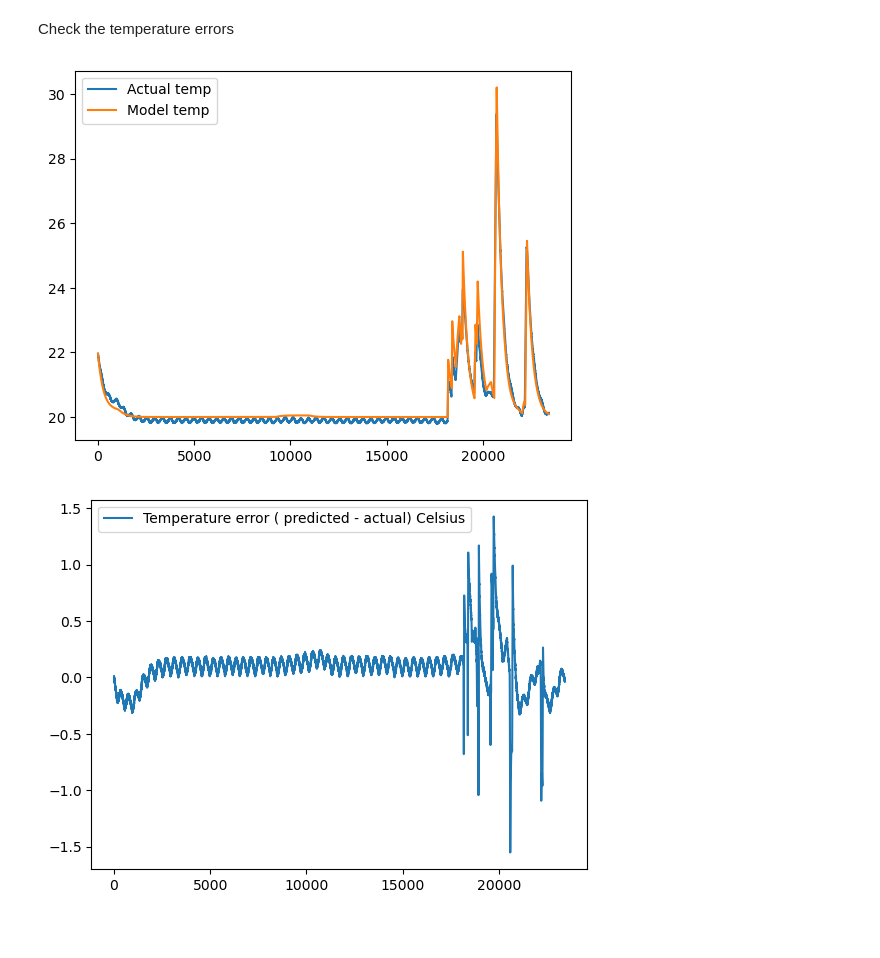
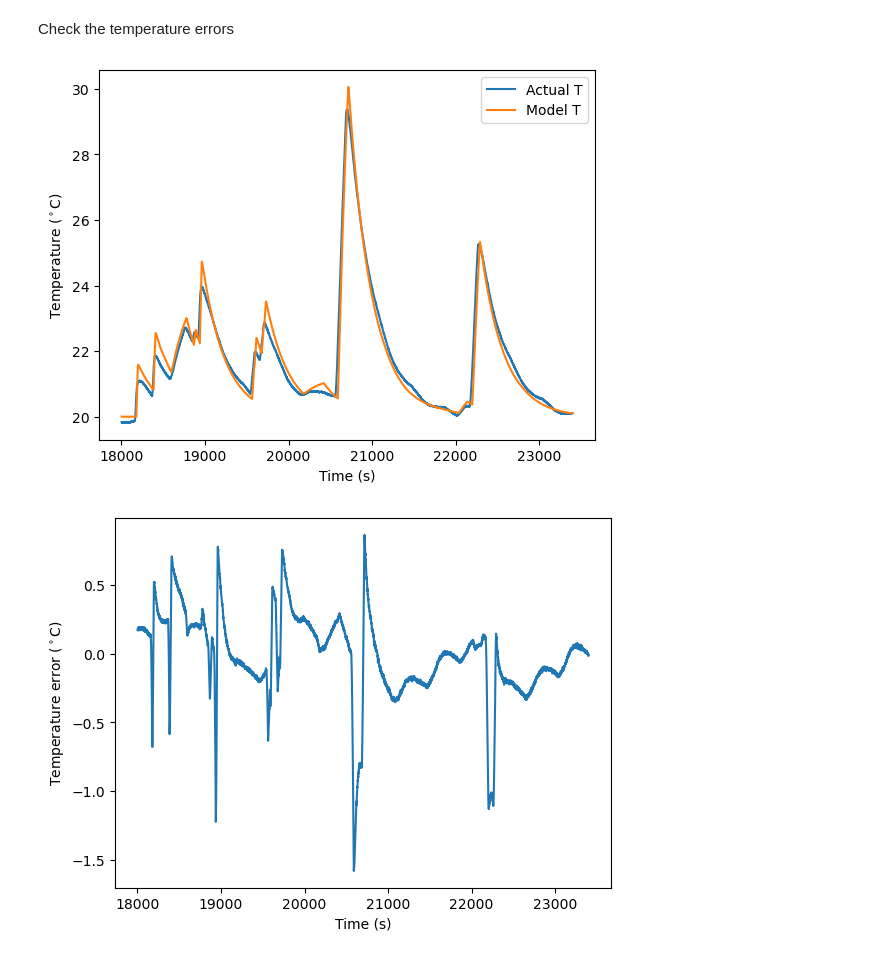
Before and after one commit to feyzijan/BatteryModelling, a Jupyter notebook: Part2_and_3_Temperature_Modelling.ipynb.ipynb, the cells around one changed output. Saved outputs shown, nothing was run; the diff lists cells and outputs as text; code cells hidden in the pictures; blank space fills up the shorter version.

```diff
--- a/Part2Modelling.ipynb
+++ b/Part2_and_3_Temperature_Modelling.ipynb.ipynb
@@ -815,10 +885,18 @@ So in the model we can use the Arrhenius for R0 fitted for each SOC, as a functi
 r_vals = np.array([R1_T0_matrix[:,0], R1_T20_matrix[:,0], R1_T40_matrix[:,0]])
 temps = np.linspace(0,40,20)
 R1_Arrhenius_Params_Matrix = np.ndarray((8,3))
+cmap = plt.get_cmap('cool')
+
+# Define the values for SOC
+SOC_values = np.arange(20, 100, 10)
+
+# Assign a different color to each SOC value
+colors = [cmap(i/len(SOC_values)) for i in range(len(SOC_values))]
+
 for i in range(8):
     r_vals_current = r_vals[:,i] # get the R1 values for each SOC
     # fit the arrhenius r1
-    R1_Arrhenius_Params_Matrix[0,:] = fit_Arrhenius(R1_Arrhenius,r_vals_current,"R1",socs[i], p0 = [ 2000,1,0])
+    R1_Arrhenius_Params_Matrix[0,:] = fit__plot_Arrhenius_R1(R1_Arrhenius,r_vals_current,"R1",socs[i], colors[i],  p0 = [ 2000,1,0])
 # %% [output]
 E:  -17401.79908229832
 Scaling factor:  1.067413441622033
@@ -1325,14 +1443,14 @@ def part3_model(df_test,df_ocv,R0_func, R0_Params, R1_func, R1_Params, C1, Tambi
 
     return v_model, Temp
 # %%
-C1 = C1_T0
-#C1 = 600
+#C1 = C1_T0
+C1 = 600
 Tambient = 20 # in celsius
 h_value = 35
 volt_model , temp_model = part3_model(df_test,ocv_data,R0_Arrhenius, R0_Arrhenius_Params, new_R1_equation, R1_Gaussian_params, C1, Tambient, h_value)
 
-plot_model(volt_model,df_test, start_time = 1, end_time = Time.max())
+plot_model(volt_model,df_test, start_time = 18000, end_time = 23400)
 
-plot_model_errors(volt_model,df_test, start_time = 1, end_time = Time.max())
+plot_model_errors(volt_model,df_test, start_time = 18000, end_time = 23400)
 calc_errors(volt_model,df_test, C1)
 # %% [output]
@@ -1342,14 +1460,19 @@ For C = 43.186375 MSE:0.00023908618704382312 Max error: 0.022964313615988528
 # %% [markdown]
 Check the temperature errors
 # %%
-plt.plot(Time, Temp, label="Actual temp")
-plt.plot(Time, temp_model, label="Model temp")
+start_time = 18000
+end_time = 23400
+plt.plot(Time[start_time:end_time], Temp[start_time:end_time], label="Actual T")
+plt.plot(Time[start_time:end_time], temp_model[start_time:end_time], label="Model T")
 plt.legend()
+plt.ylabel("Temperature ($^\circ$C)")
+plt.xlabel("Time (s)")
 plt.show()
 
-plt.plot(Time, (temp_model - Temp ), label="Temperature error ( predicted - actual) Celsius")
-plt.legend()
+plt.plot(Time[start_time:end_time], (temp_model - Temp )[start_time:end_time], label="Temperature error ( predicted - actual) Celsius")
+plt.ylabel("Temperature error ($^\circ$C)")
+plt.xlabel("Time (s)")
 plt.show()
 # %% [output]
-[figure, old version]
+[figure, new version]
-[figure, old version]
+[figure, new version]
```
Also changed, not shown: parts of 21 cells of this notebook, 16 other files.
